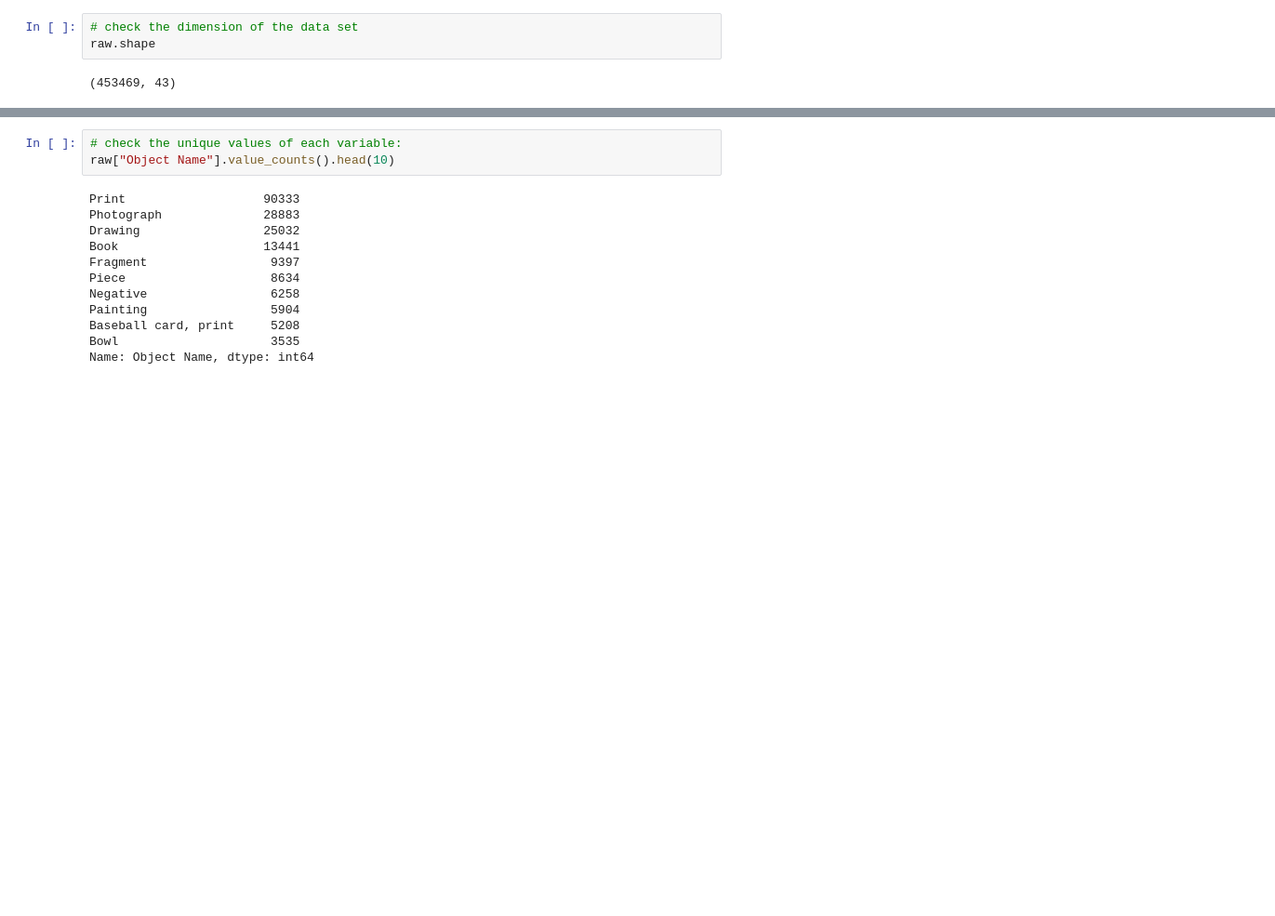
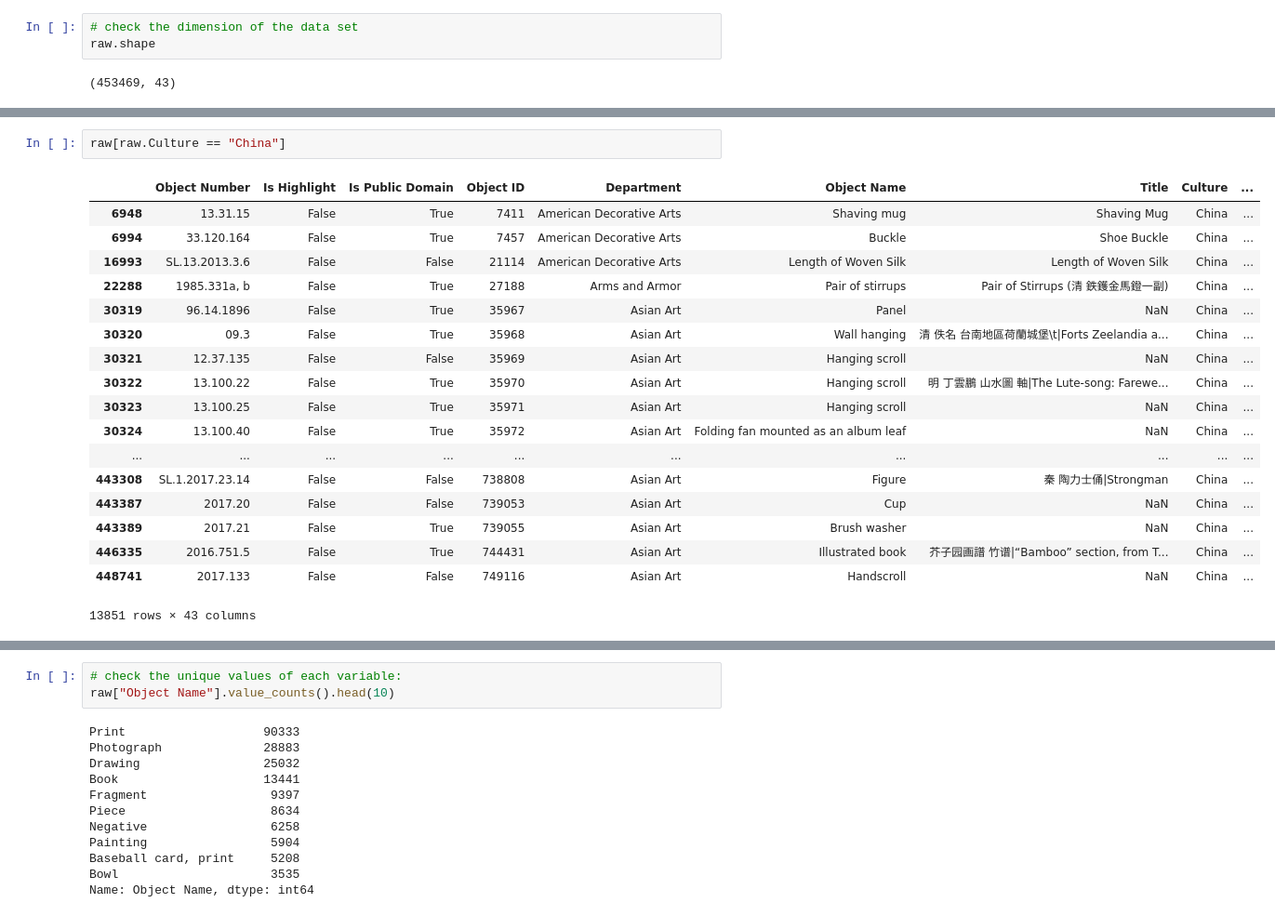
Before and after one commit to lleiou/THE-MET, a Jupyter notebook: Untitled.ipynb, the cells around one changed output, grey strips where cells are left out. Shown: that part at 93% size. Saved outputs shown, nothing was run; the diff lists cells and outputs as text; blank space fills up the shorter version.

```diff
--- a/Untitled.ipynb
+++ b/Untitled.ipynb
@@ -88,0 +106,21 @@ Name: Culture, dtype: int64
+# %%
+raw[raw.Culture == "China"]
+# %% [output]
+|  | ﻿Object Number | Is Highlight | Is Public Domain | Object ID | Department | Object Name | Title | Culture | ... |
+| 6948 | 13.31.15 | False | True | 7411 | American Decorative Arts | Shaving mug | Shaving Mug | China | ... |
+| 6994 | 33.120.164 | False | True | 7457 | American Decorative Arts | Buckle | Shoe Buckle | China | ... |
+| 16993 | SL.13.2013.3.6 | False | False | 21114 | American Decorative Arts | Length of Woven Silk | Length of Woven Silk | China | ... |
+| 22288 | 1985.331a, b | False | True | 27188 | Arms and Armor | Pair of stirrups | Pair of Stirrups (清 鉄鑊金馬鐙一副) | China | ... |
+| 30319 | 96.14.1896 | False | True | 35967 | Asian Art | Panel | NaN | China | ... |
+| 30320 | 09.3 | False | True | 35968 | Asian Art | Wall hanging | 清 佚名 台南地區荷蘭城堡\t|Forts Zeelandia a... | China | ... |
+| 30321 | 12.37.135 | False | False | 35969 | Asian Art | Hanging scroll | NaN | China | ... |
+| 30322 | 13.100.22 | False | True | 35970 | Asian Art | Hanging scroll | 明 丁雲鵬 山水圖 軸|The Lute-song: Farewe... | China | ... |
+| 30323 | 13.100.25 | False | True | 35971 | Asian Art | Hanging scroll | NaN | China | ... |
+| 30324 | 13.100.40 | False | True | 35972 | Asian Art | Folding fan mounted as an album leaf | NaN | China | ... |
+| ... | ... | ... | ... | ... | ... | ... | ... | ... | ... |
+| 443308 | SL.1.2017.23.14 | False | False | 738808 | Asian Art | Figure | 秦 陶力士俑|Strongman | China | ... |
+| 443387 | 2017.20 | False | False | 739053 | Asian Art | Cup | NaN | China | ... |
+| 443389 | 2017.21 | False | True | 739055 | Asian Art | Brush washer | NaN | China | ... |
+| 446335 | 2016.751.5 | False | True | 744431 | Asian Art | Illustrated book | 芥子园画譜 竹谱|“Bamboo” section, from T... | China | ... |
+| 448741 | 2017.133 | False | False | 749116 | Asian Art | Handscroll | NaN | China | ... |
+13851 rows × 43 columns
```
Also changed, not shown: parts of 20 cells of this notebook.
